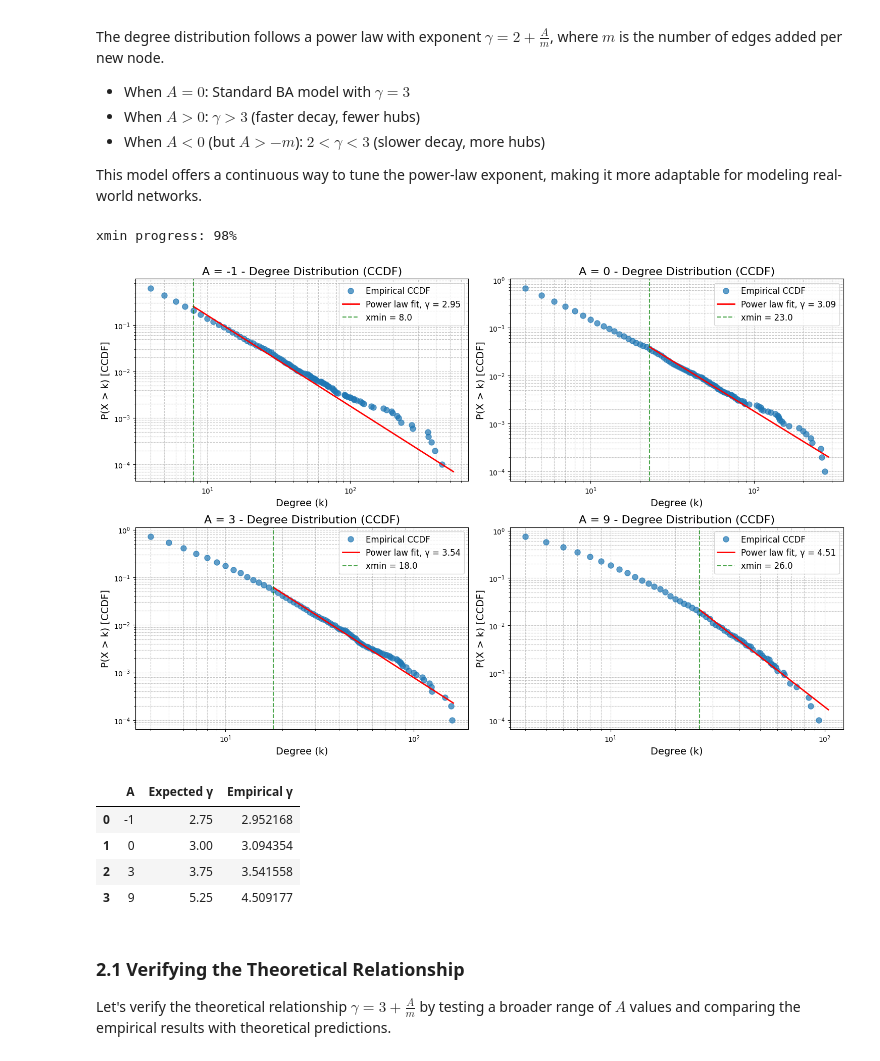
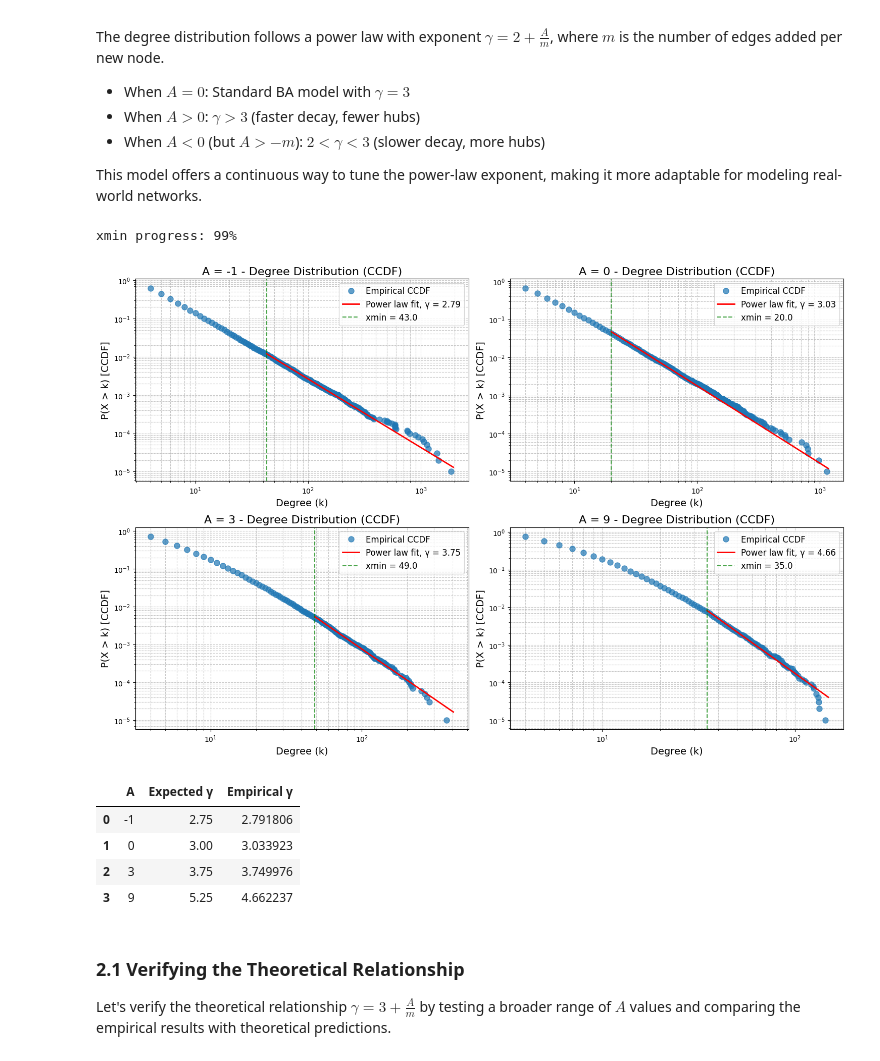
Before and after one commit to rschifan/avrc-2425, a Jupyter notebook: netsci/tutorials/src/10-other-pa-models.ipynb, the cells around one changed output. Cells and saved outputs as stored; diff of their text form; code cells hidden in the pictures.

```diff
--- a/netsci/tutorials/src/10-other-pa-models.ipynb
+++ b/netsci/tutorials/src/10-other-pa-models.ipynb
@@ -364,38 +364,38 @@ def attractiveness_model_fast(n, m, A, seed=None):
     return G
 # %%
 # Test the attractiveness model with different attractiveness parameters
-n_nodes = 10000  # More nodes for better statistical representation
+n_nodes = 100000  # More nodes for better statistical representation
 m_edges = 4
 
 # Select a range of attractiveness values to explore different regimes
 attractiveness_values = [-1, 0, 3, 9]
 
 results = []
 
 # Create a single figure with subplots
 fig, axs = plt.subplots(2, 2, figsize=(15, 10))
 axs = axs.flatten()  # Flatten to make indexing easier
 
 for i, A_val in enumerate(attractiveness_values):
 
     # Generate a network using the attractiveness model
     G_attr = attractiveness_model_fast(n_nodes, m_edges, A_val)
 
     # Plot the degree distribution on the specific subplot
     estimated_alpha = plot_degree_distribution(G_attr, f'A = {A_val}', ax=axs[i])
 
     # Store the results for comparison
     results.append({
         'A': A_val,
         'Expected γ': 3 + A_val/m_edges,  # Theoretical relationship
         'Empirical γ': estimated_alpha
     })
 
 plt.tight_layout()
 plt.show()
 # %% [output]
-xmin progress: 98%
+xmin progress: 99%
-[figure, old version]
+[figure, new version]
 # %%
 # Compare results
 # Create a DataFrame for better visualization
@@ -403,10 +403,10 @@ df_results = pd.DataFrame(results)
 display(df_results)
 # %% [output]
 |  | A | Expected γ | Empirical γ |
-| 0 | -1 | 2.75 | 2.952168 |
-| 1 | 0 | 3.00 | 3.094354 |
-| 2 | 3 | 3.75 | 3.541558 |
-| 3 | 9 | 5.25 | 4.509177 |
+| 0 | -1 | 2.75 | 2.791806 |
+| 1 | 0 | 3.00 | 3.033923 |
+| 2 | 3 | 3.75 | 3.749976 |
+| 3 | 9 | 5.25 | 4.662237 |
 # %% [markdown]
 ### 2.1 Verifying the Theoretical Relationship
 
```
Also changed, not shown: parts of 3 cells of this notebook, 10 other files.
